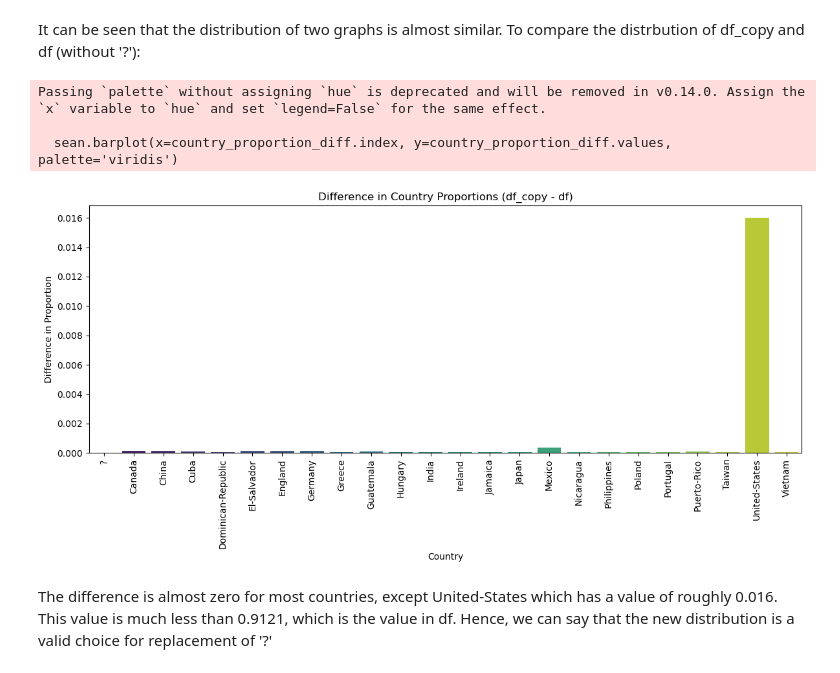
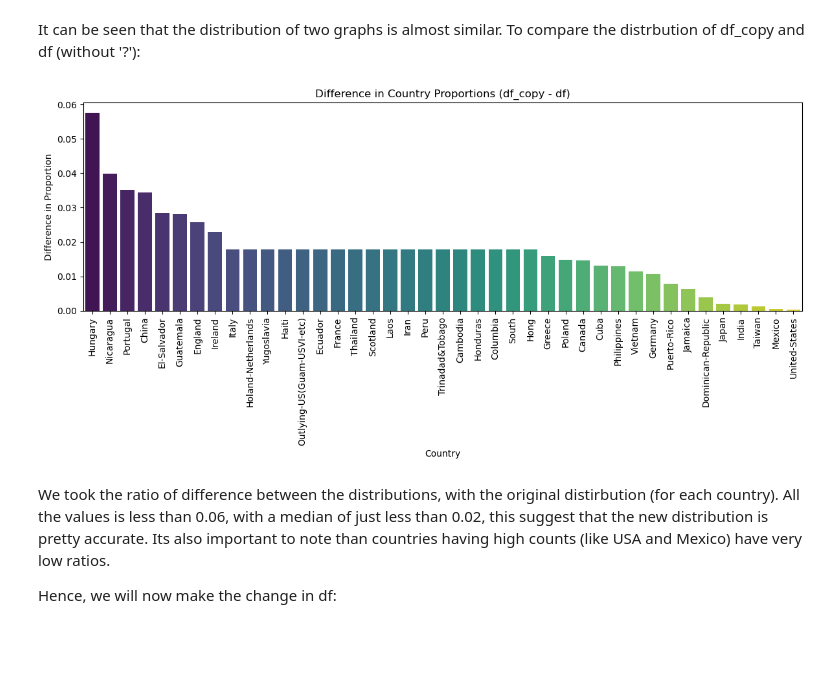
Before and after one commit to Awesome-AI-ML-DELTA25/DataCleaning, a Jupyter notebook: data_cleaning.ipynb, the cells around one changed output. Cells and saved outputs as stored; diff of their text form; code cells hidden in the pictures; blank space fills up the shorter version.

Commit message:
Updating Graph of difference

```diff
--- a/data_cleaning.ipynb
+++ b/data_cleaning.ipynb
@@ -213,31 +213,33 @@ We have printed it in logarithmic scale because United-States has a disproportat
 It can be seen that the distribution of two graphs is almost similar. To compare the distrbution of df_copy and df (without '?'):
 # %%
 # Get country proportions in the original df (excluding '?')
-original_proportions = df[df['native.country'] != ' ?']['native.country'].value_counts(normalize=True)
+original_proportions = df[df['native.country'] != '?']['native.country'].value_counts(normalize=True)
 
 # Get country proportions in the modified df_copy (with filled '?')
 modified_proportions = df_copy['native.country'].value_counts(normalize=True)
 
 # Compute the difference in proportions between the two DataFrames
-country_proportion_diff = modified_proportions - original_proportions
+country_proportion_diff = abs((modified_proportions - original_proportions)/original_proportions)
+
+# Sort the differences in descending order
+country_proportion_diff = country_proportion_diff.sort_values(ascending=False)
 
 # Filter out countries with no difference (i.e., where the proportion is zero or negative)
 country_proportion_diff = country_proportion_diff[country_proportion_diff != 0]
 
 # Plot the difference in proportions
 plt.figure(figsize=(12, 6))
-sean.barplot(x=country_proportion_diff.index, y=country_proportion_diff.values, palette='viridis')
+sean.barplot(x=country_proportion_diff.index, y=country_proportion_diff.values, hue=country_proportion_diff.index, palette='viridis', legend=False)
 
 plt.title('Difference in Country Proportions (df_copy - df)')
 plt.xlabel('Country')
 plt.ylabel('Difference in Proportion')
 plt.xticks(rotation=90)
 plt.tight_layout()
 plt.show()
 # %% [output]
-Passing `palette` without assigning `hue` is deprecated and will be removed in v0.14.0. Assign the `x` variable to `hue` and set `legend=False` for the same effect.
-
-  sean.barplot(x=country_proportion_diff.index, y=country_proportion_diff.values, palette='viridis')
-[figure, old version]
+[figure, new version]
 # %% [markdown]
-The difference is almost zero for most countries, except United-States which has a value of roughly 0.016. This value is much less than 0.9121, which is the value in df. Hence, we can say that the new distribution is a valid choice for replacement of '?'
+We took the ratio of difference between the distributions, with the original distirbution (for each country). All the values is less than 0.06, with a median of just less than 0.02, this suggest that the new distribution is pretty accurate. Its also important to note than countries having high counts (like USA and Mexico) have very low ratios.
+
+Hence, we will now make the change in df:
```
Also changed, not shown: parts of 1 cell of this notebook.
